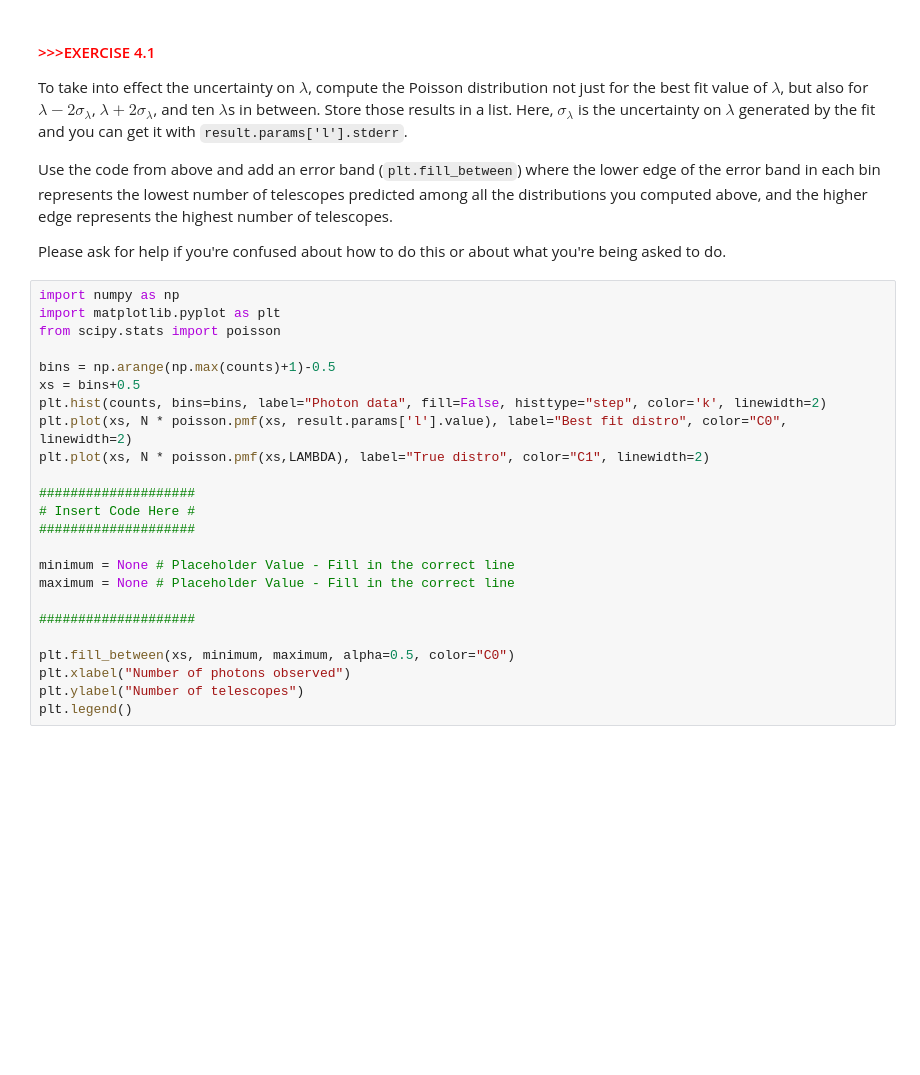
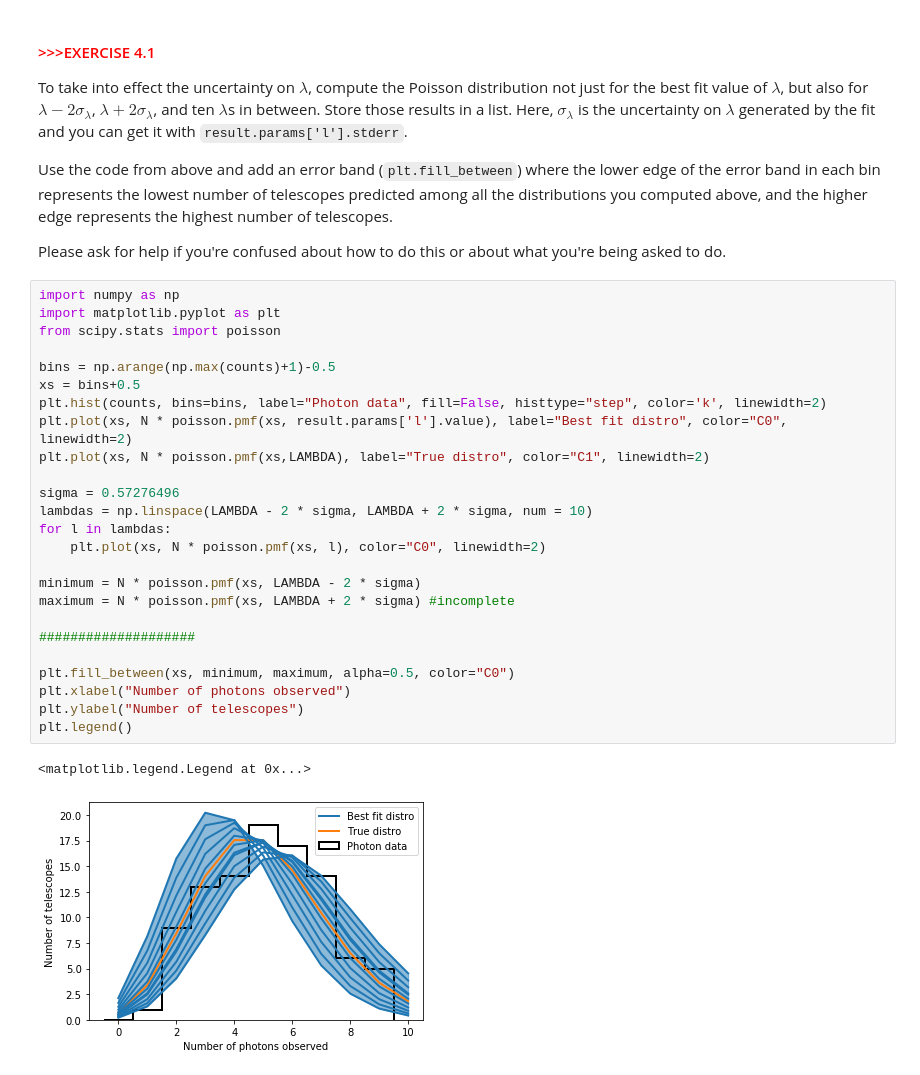
Before and after one commit to MIT-8s50/course, a Jupyter notebook: Recitation4/Recitation_04_Likelihood_and_Chi-squared.ipynb, the cells around one changed output. Drawn from its saved outputs; the diff is of its cells as text; blank space fills up the shorter version.

```diff
--- a/Recitation4/Recitation_04_Likelihood_and_Chi-squared.ipynb
+++ b/Recitation4/Recitation_04_Likelihood_and_Chi-squared.ipynb
@@ -373,27 +408,31 @@ plt.legend()
 # %%
 import numpy as np
 import matplotlib.pyplot as plt
 from scipy.stats import poisson
 
 bins = np.arange(np.max(counts)+1)-0.5
 xs = bins+0.5
 plt.hist(counts, bins=bins, label="Photon data", fill=False, histtype="step", color='k', linewidth=2)
 plt.plot(xs, N * poisson.pmf(xs, result.params['l'].value), label="Best fit distro", color="C0", linewidth=2)
 plt.plot(xs, N * poisson.pmf(xs,LAMBDA), label="True distro", color="C1", linewidth=2)
 
-####################
-# Insert Code Here #
-####################
+sigma = 0.57276496
+lambdas = np.linspace(LAMBDA - 2 * sigma, LAMBDA + 2 * sigma, num = 10)
+for l in lambdas:
+    plt.plot(xs, N * poisson.pmf(xs, l), color="C0", linewidth=2)
 
-minimum = None # Placeholder Value - Fill in the correct line
-maximum = None # Placeholder Value - Fill in the correct line
+minimum = N * poisson.pmf(xs, LAMBDA - 2 * sigma)
+maximum = N * poisson.pmf(xs, LAMBDA + 2 * sigma) #incomplete
 
 ####################
 
 plt.fill_between(xs, minimum, maximum, alpha=0.5, color="C0")
 plt.xlabel("Number of photons observed")
 plt.ylabel("Number of telescopes")
 plt.legend()
+# %% [output]
+<matplotlib.legend.Legend at 0x...>
+[figure, added]
 # %% [markdown]
 #### <span style="color:red">>>>QUESTION 4.3</span>
 
```
Also changed, not shown: parts of 11 cells of this notebook.
